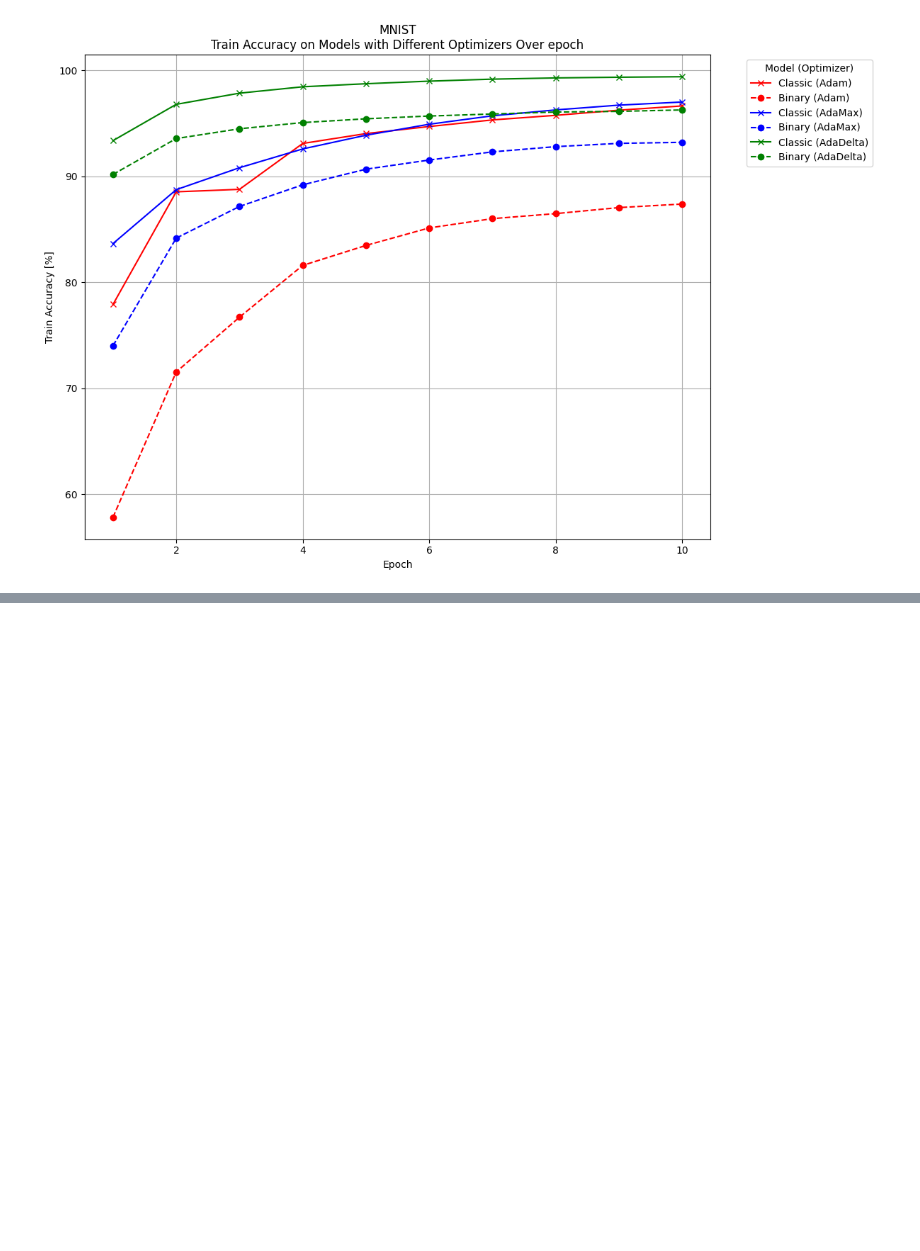
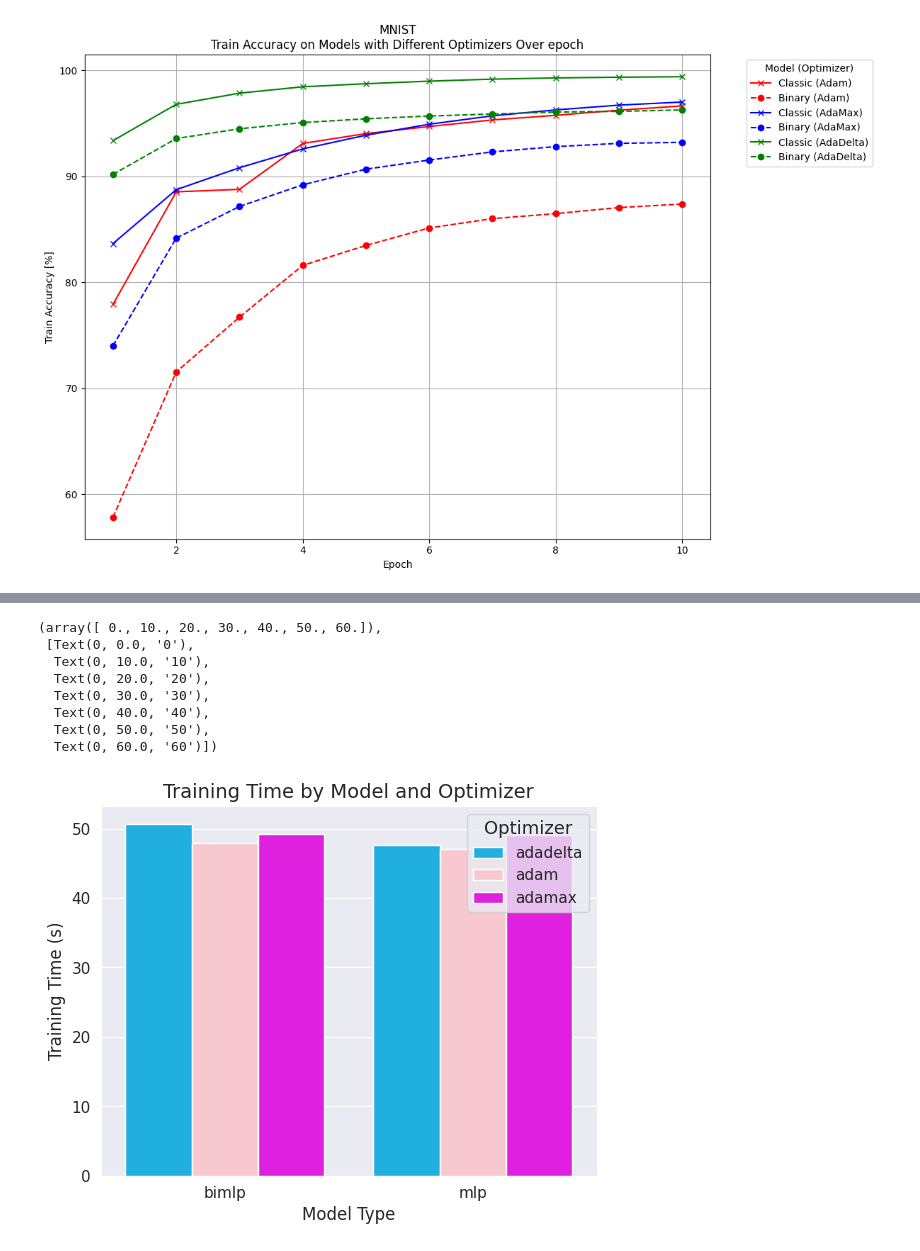
Before and after one commit to LJaremek/OptimizationDataAnalysis-MINI, a Jupyter notebook: mlp-mnist/mnist_plots.ipynb, the cells around one changed output, grey strips where cells are left out. Cells and saved outputs as stored; diff of their text form; code cells hidden in the pictures; blank space fills up the shorter version.

```diff
--- a/mlp-mnist/mnist_plots.ipynb
+++ b/mlp-mnist/mnist_plots.ipynb
@@ -31,3 +35,6 @@ plot_models_optimizers(df, "MNIST", "epoch", "Train loss")
 # %%
 import seaborn as sns
 import matplotlib.pyplot as plt
+import pandas as pd
+
+time_df = pd.read_csv('./log/mnist_times.txt')
@@ -45,0 +51,27 @@ Text(0, 0.5, 'Train time')
+# %%
+palette = {
+    'adamax': 'fuchsia',
+    'adadelta': 'deepskyblue',
+    'adam': 'pink'
+
+}
+
+sns.barplot(time_df, x='model', y='time', hue='opitmizer', palette=palette)
+# Add labels and title
+plt.xlabel("Model Type", fontsize=12)
+plt.ylabel("Training Time (s)", fontsize=12)
+plt.title("Training Time by Model and Optimizer", fontsize=14)
+plt.legend(title='Optimizer', title_fontsize='13', fontsize='11')
+plt.grid
+plt.xticks(fontsize=11)
+plt.yticks(fontsize=11)
+# %% [output]
+(array([ 0., 10., 20., 30., 40., 50., 60.]),
+ [Text(0, 0.0, '0'),
+  Text(0, 10.0, '10'),
+  Text(0, 20.0, '20'),
+  Text(0, 30.0, '30'),
+  Text(0, 40.0, '40'),
+  Text(0, 50.0, '50'),
+  Text(0, 60.0, '60')])
+[figure, added]
```
Also changed, not shown: parts of 6 cells of this notebook, 10 other files.
